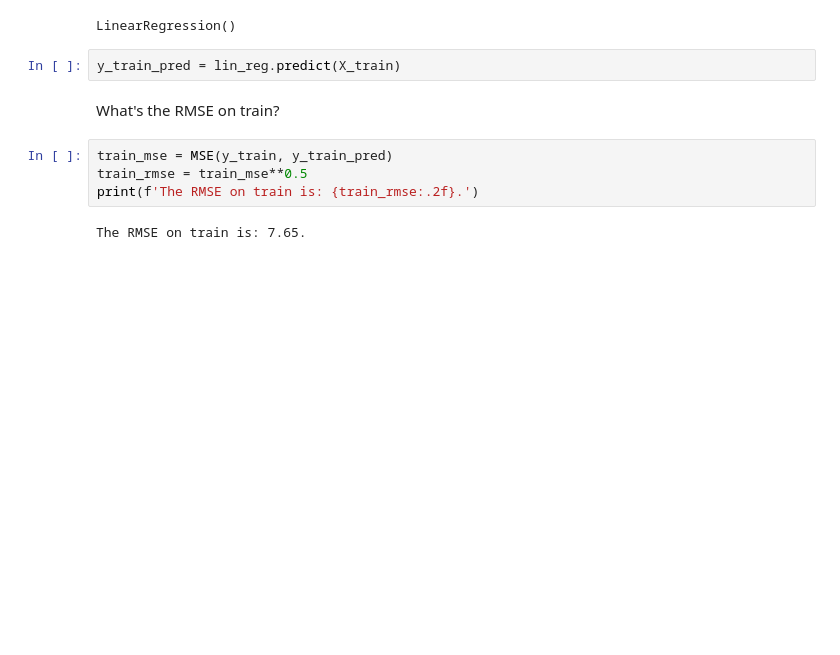
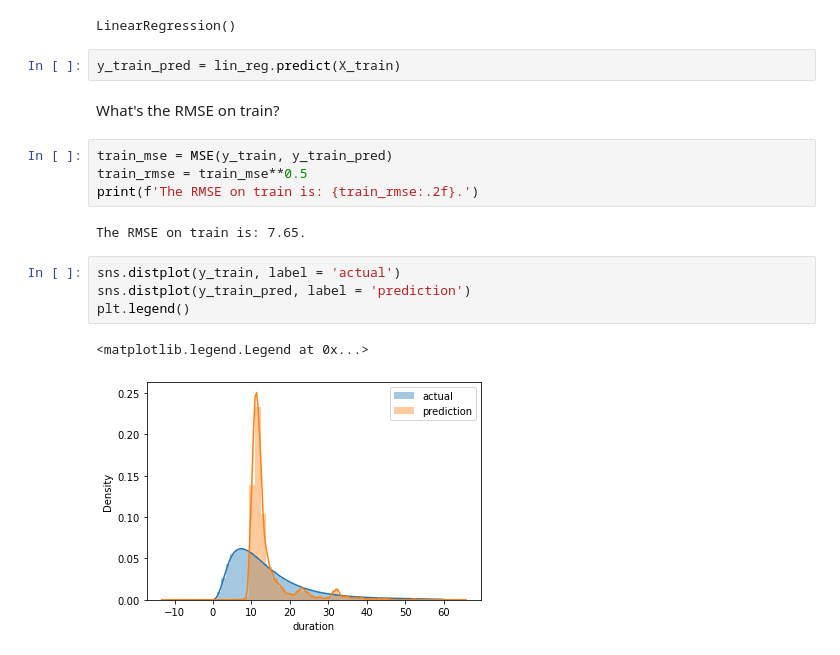
Before and after one commit to victornemenike/mlops-zoomcamp, a Jupyter notebook: 01-intro/homework.ipynb, the cells around one changed output. Saved outputs shown, nothing was run; the diff lists cells and outputs as text; blank space fills up the shorter version.

```diff
--- a/01-intro/homework.ipynb
+++ b/01-intro/homework.ipynb
@@ -243,3 +243,10 @@ train_rmse = train_mse**0.5
 print(f'The RMSE on train is: {train_rmse:.2f}.')
 # %% [output]
 The RMSE on train is: 7.65.
+# %%
+sns.distplot(y_train, label = 'actual')
+sns.distplot(y_train_pred, label = 'prediction')
+plt.legend()
+# %% [output]
+<matplotlib.legend.Legend at 0x...>
+[figure, added]
```
Also changed, not shown: parts of 11 cells of this notebook.
